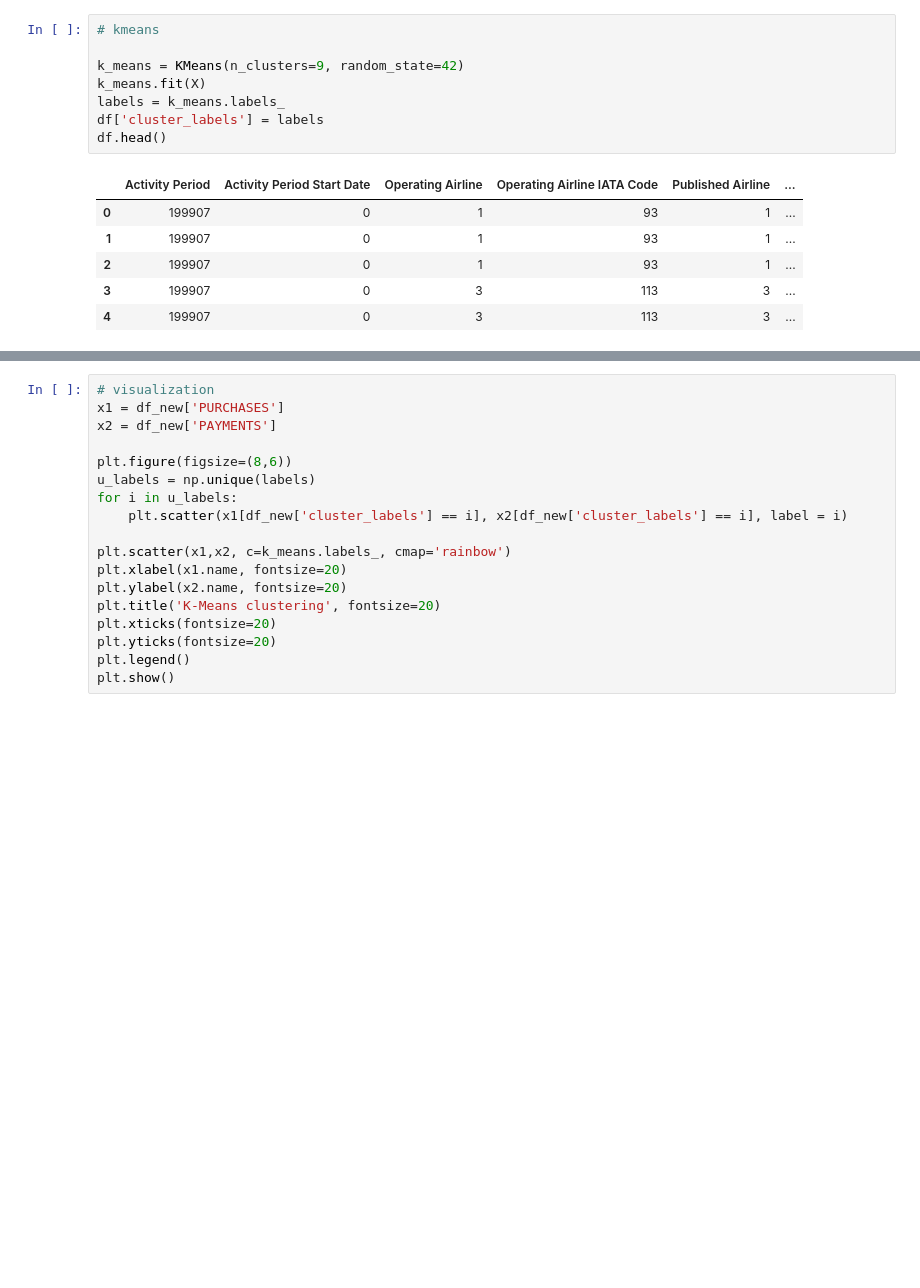
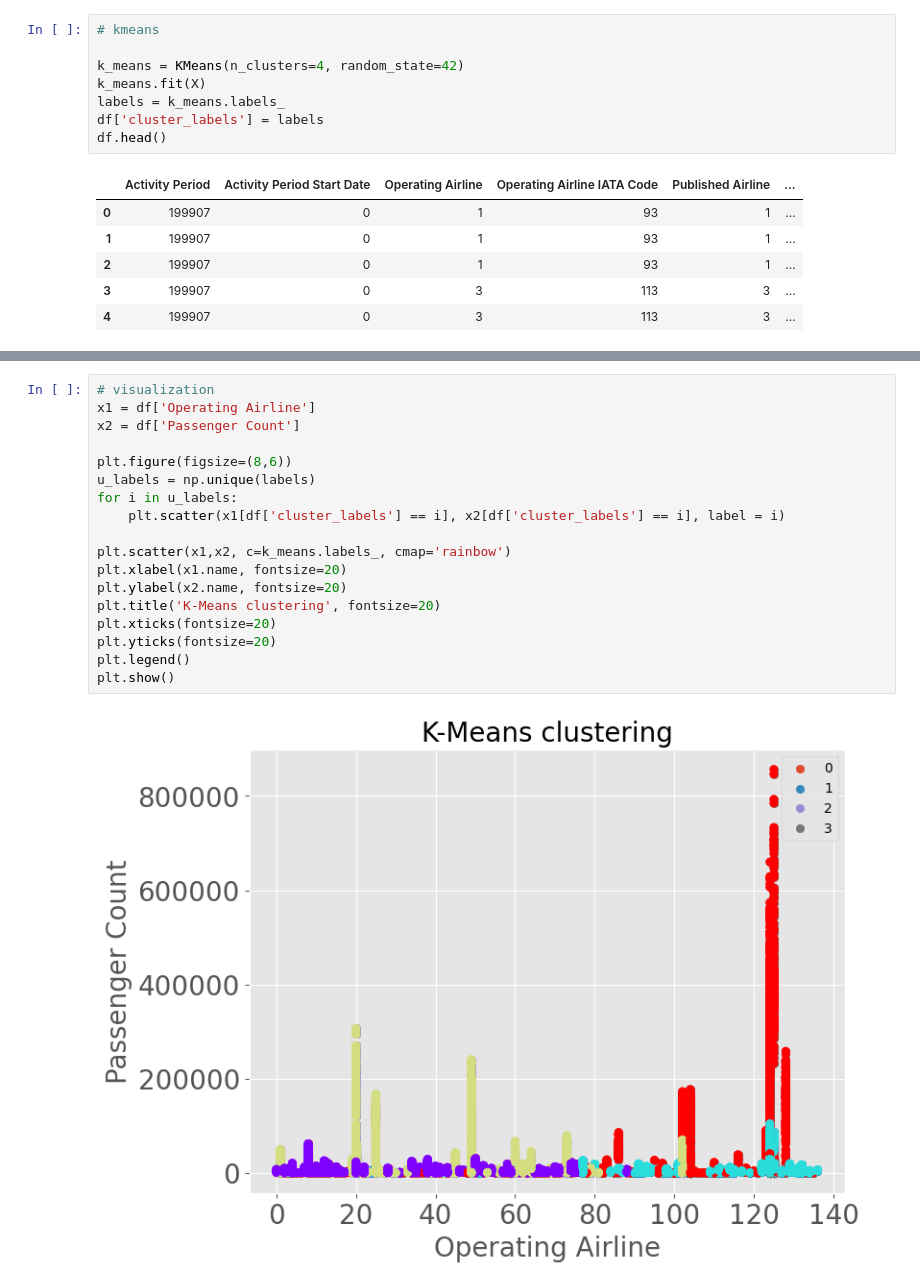
Before and after one commit to aliifam/ppd, a Jupyter notebook: ppd/pekan8/tugas2.ipynb, the cells around one changed output, grey strips where cells are left out. Saved outputs shown, nothing was run; the diff lists cells and outputs as text; blank space fills up the shorter version.

```diff
--- a/ppd/pekan8/tugas2.ipynb
+++ b/ppd/pekan8/tugas2.ipynb
@@ -228,7 +228,7 @@ plt.show()
 # %%
 # kmeans
 
-k_means = KMeans(n_clusters=9, random_state=42)
+k_means = KMeans(n_clusters=4, random_state=42)
 k_means.fit(X)
 labels = k_means.labels_
 df['cluster_labels'] = labels
@@ -265,18 +260,20 @@ array([[-1.06105376e+00, -1.06135625e+00, -1.01491440e+00,
 # %%
 # visualization
-x1 = df_new['PURCHASES']
-x2 = df_new['PAYMENTS']
+x1 = df['Operating Airline']
+x2 = df['Passenger Count']
 
 plt.figure(figsize=(8,6))
 u_labels = np.unique(labels)
 for i in u_labels:
-    plt.scatter(x1[df_new['cluster_labels'] == i], x2[df_new['cluster_labels'] == i], label = i)
+    plt.scatter(x1[df['cluster_labels'] == i], x2[df['cluster_labels'] == i], label = i)
 
 plt.scatter(x1,x2, c=k_means.labels_, cmap='rainbow')
 plt.xlabel(x1.name, fontsize=20)
 plt.ylabel(x2.name, fontsize=20)
 plt.title('K-Means clustering', fontsize=20)
 plt.xticks(fontsize=20)
 plt.yticks(fontsize=20)
 plt.legend()
 plt.show()
+# %% [output]
+[figure, added]
```
Also changed, not shown: parts of 17 cells of this notebook.
